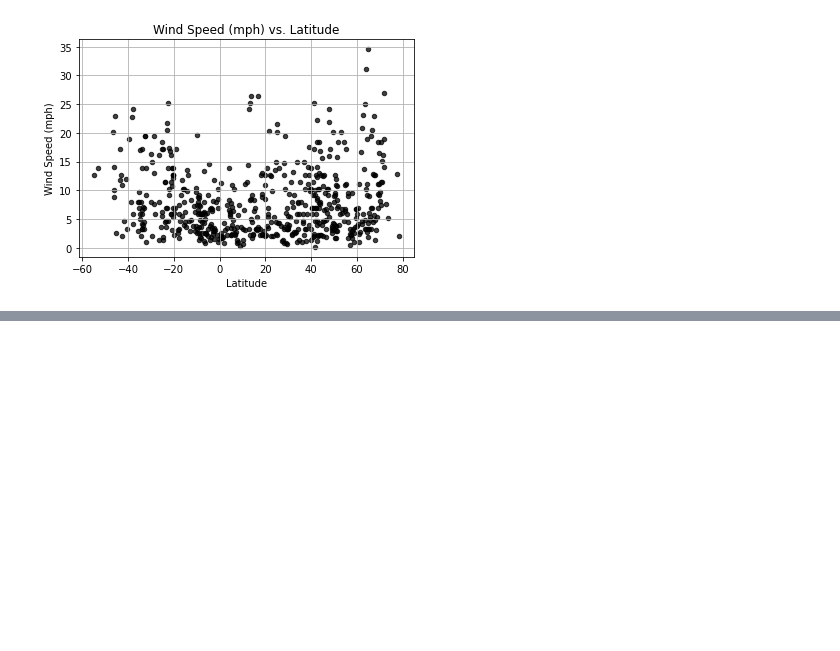
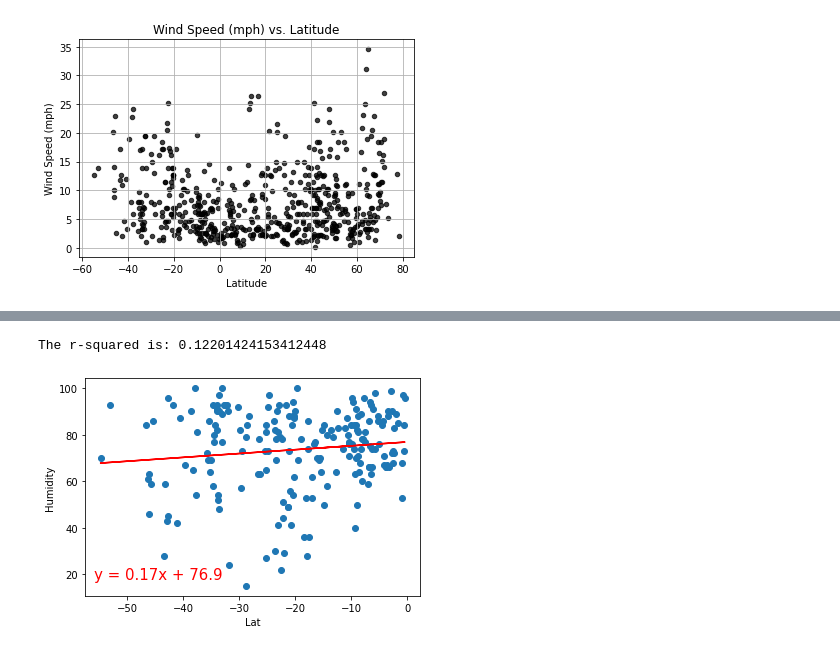
Before and after one commit to rpatel10491/python-api-challenge, a Jupyter notebook: WeatherPy/WeatherPy.ipynb, the cells around one changed output, grey strips where cells are left out. Saved outputs shown, nothing was run; the diff lists cells and outputs as text; code cells hidden in the pictures; blank space fills up the shorter version.

```diff
--- a/WeatherPy/WeatherPy.ipynb
+++ b/WeatherPy/WeatherPy.ipynb
@@ -232,0 +234,10 @@ def plot_linear_regr(df, hemisphere, column_1, column_2, x_name, y_name):
+# %%
+# Southern Hemisphere - Humidity (%) vs. Latitude
+
+xlbl = "Lat"
+ylbl = "Humidity"
+lblpos = (-56,18)
+plotLinearRegression(southern[xlbl],southern[ylbl],xlbl,ylbl,lblpos,7)
+# %% [output]
+The r-squared is: 0.12201424153412448
+[figure, added]
```
Also changed, not shown: parts of 11 cells of this notebook, 6 other files.
